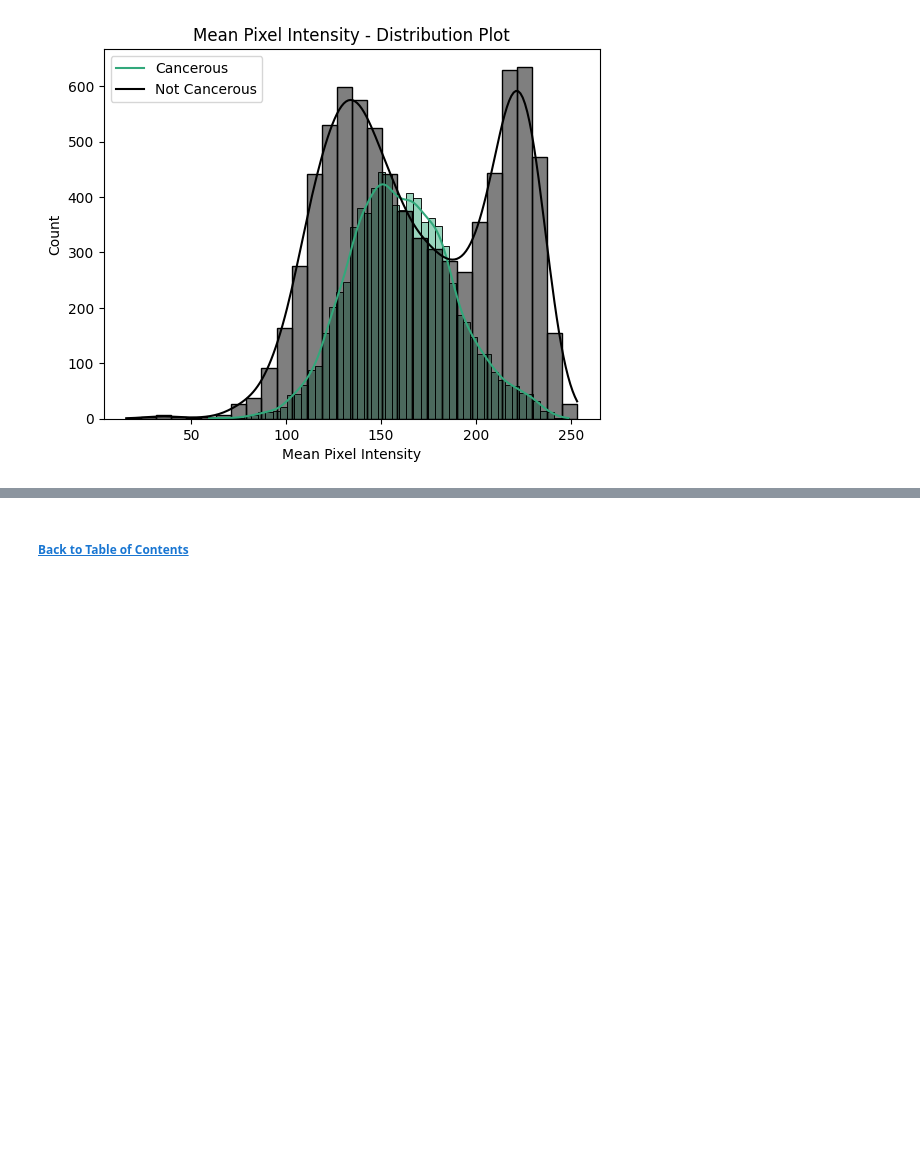
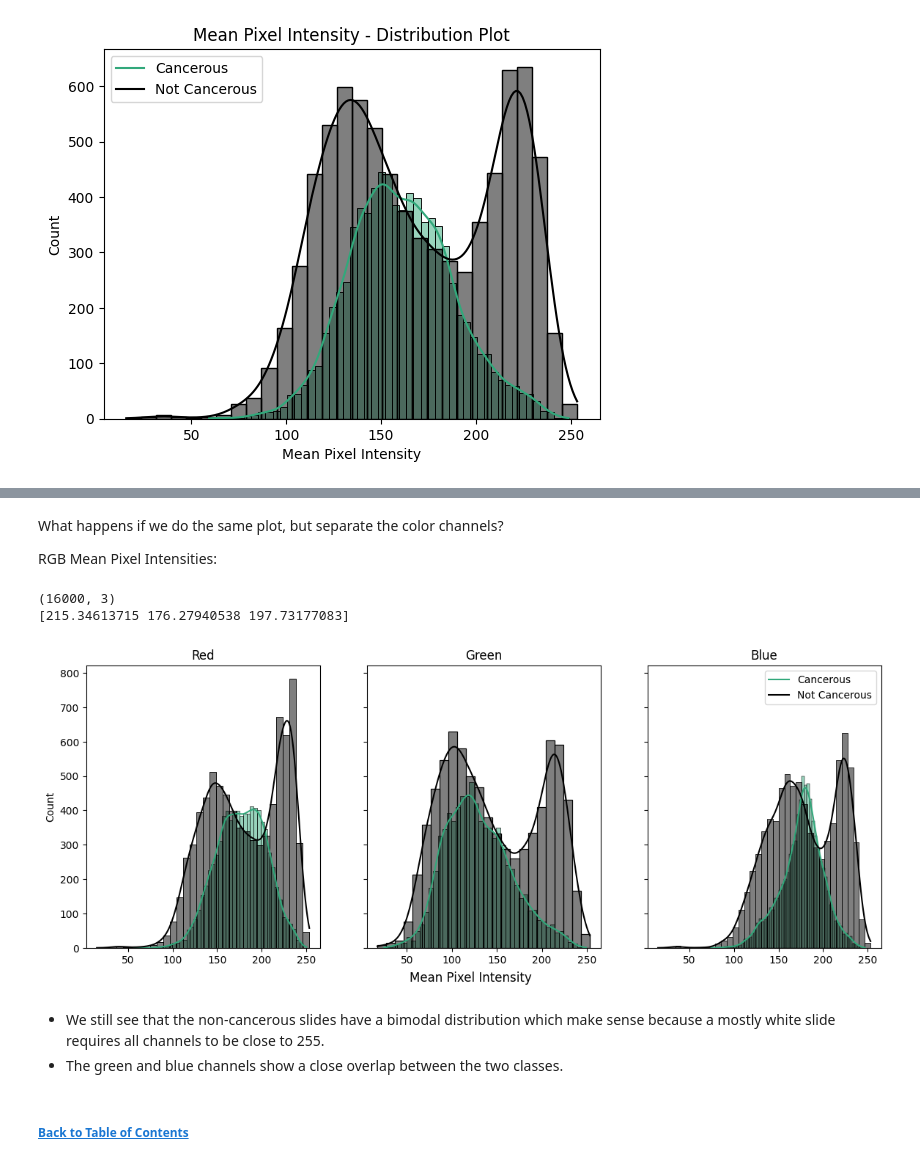
Before and after one commit to chill0121/Kaggle_Projects, a Jupyter notebook: Cancer_Detection_Histopathology/Cancer_Detection_Histopathology.ipynb, the cells around one changed output, grey strips where cells are left out. Cells and saved outputs as stored; diff of their text form; code cells hidden in the pictures; blank space fills up the shorter version.

```diff
--- a/Cancer_Detection_Histopathology/Cancer_Detection_Histopathology.ipynb
+++ b/Cancer_Detection_Histopathology/Cancer_Detection_Histopathology.ipynb
@@ -307,3 +314,32 @@ plt.show()
+# %% [markdown]
+What happens if we do the same plot, but separate the color channels?
+
+RGB Mean Pixel Intensities:
+# %%
+mean_intensity_rgb = X_train.mean(axis = 1).mean(axis = 1)
+print(mean_intensity_rgb.shape)
+print(mean_intensity_rgb[0])
+# %% [output]
+(16000, 3)
+[215.34613715 176.27940538 197.73177083]
+# %%
+# Plot the distribution of the mean intensities of individual channels in both cancerous and non-cancerous.
+fig, ax = plt.subplots(1, 3, figsize = (14, 5), sharey = True)
+rgb_dict = {0:'Red', 1:'Green', 2:'Blue'}
+for i in range(3):
+    # Cancer
+    sns.histplot(mean_intensity_rgb[:,i][mask_cancer], kde = True, color = class_cmap['Cancerous'], ax = ax[i])
+    # Not Cancer
+    sns.histplot(mean_intensity_rgb[:,i][~mask_cancer], kde = True, color = class_cmap['Not Cancerous'], ax = ax[i])
+    ax[i].set_title(f'{rgb_dict[i]}')
+fig.supxlabel('Mean Pixel Intensity')
+plt.legend(['Cancerous', 'Not Cancerous'])
+plt.show()
+# %% [output]
+[figure, added]
+# %% [markdown]
+- We still see that the non-cancerous slides have a bimodal distribution which make sense because a mostly white slide requires all channels to be close to 255.
+- The green and blue channels show a close overlap between the two classes.
 # %% [markdown]
 ###### [Back to Table of Contents](#toc)
 # %% [markdown]
```
Also changed, not shown: parts of 1 cell of this notebook.
